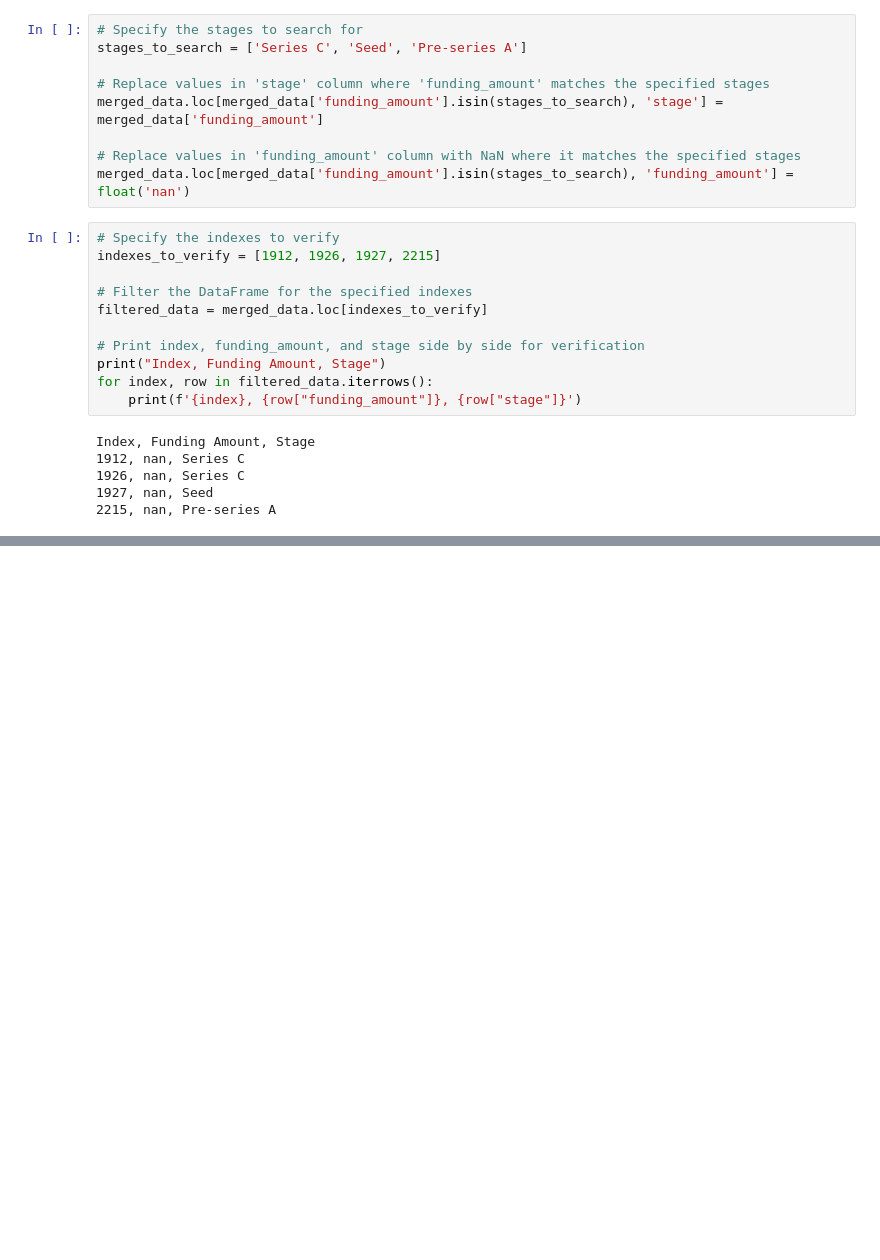
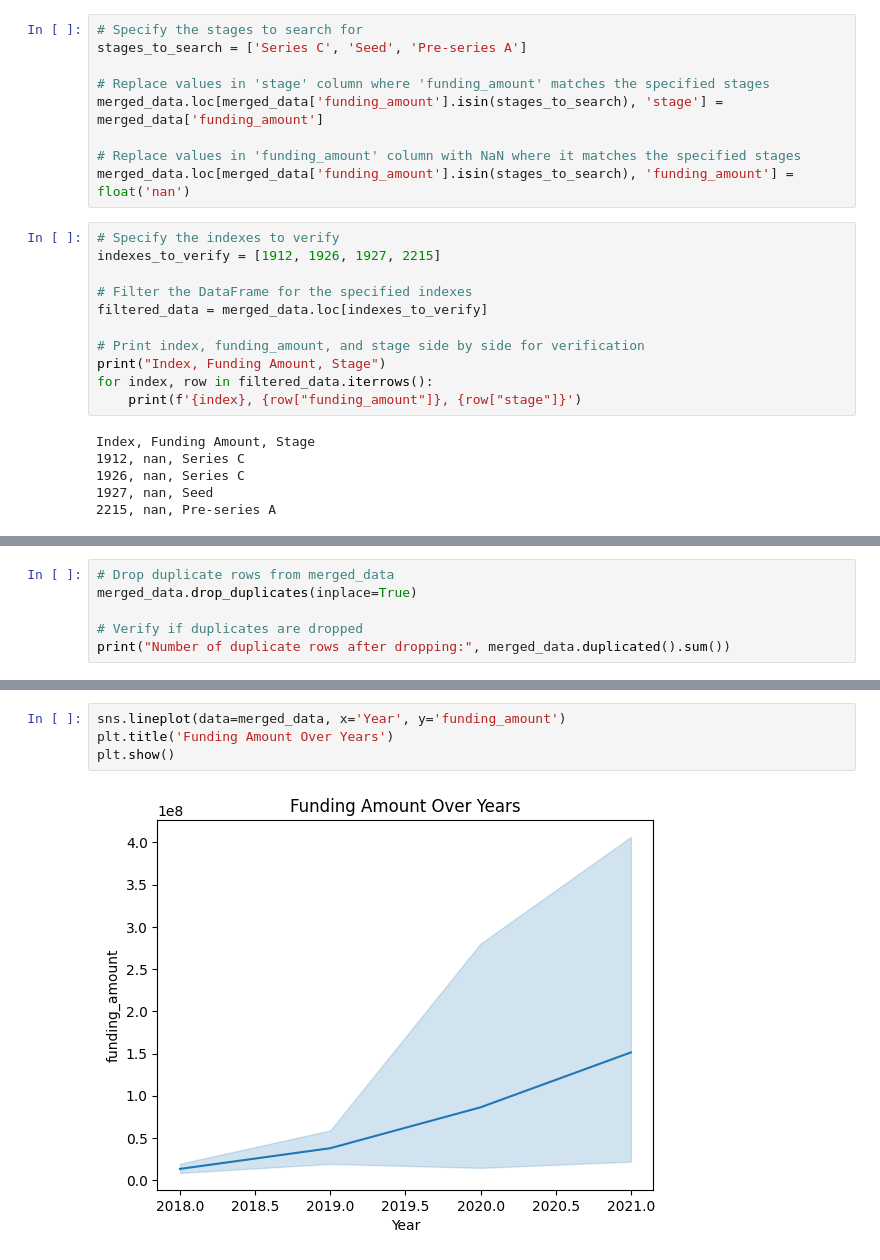
Before and after one commit to Theresah-Essuman/Indian-Start-up-Investment-Analysis, a Jupyter notebook: Notebook/main.ipynb, the cells around one changed output, grey strips where cells are left out. Saved outputs shown, nothing was run; the diff lists cells and outputs as text; blank space fills up the shorter version.

```diff
--- a/Notebook/main.ipynb
+++ b/Notebook/main.ipynb
@@ -564,0 +707,6 @@ Index, Funding Amount, Stage
+# %%
+# Drop duplicate rows from merged_data
+merged_data.drop_duplicates(inplace=True)
+
+# Verify if duplicates are dropped
+print("Number of duplicate rows after dropping:", merged_data.duplicated().sum())
@@ -564,0 +829,6 @@ Index, Funding Amount, Stage
+# %%
+sns.lineplot(data=merged_data, x='Year', y='funding_amount')
+plt.title('Funding Amount Over Years')
+plt.show()
+# %% [output]
+[figure, added]
```
Also changed, not shown: parts of 51 cells of this notebook.
